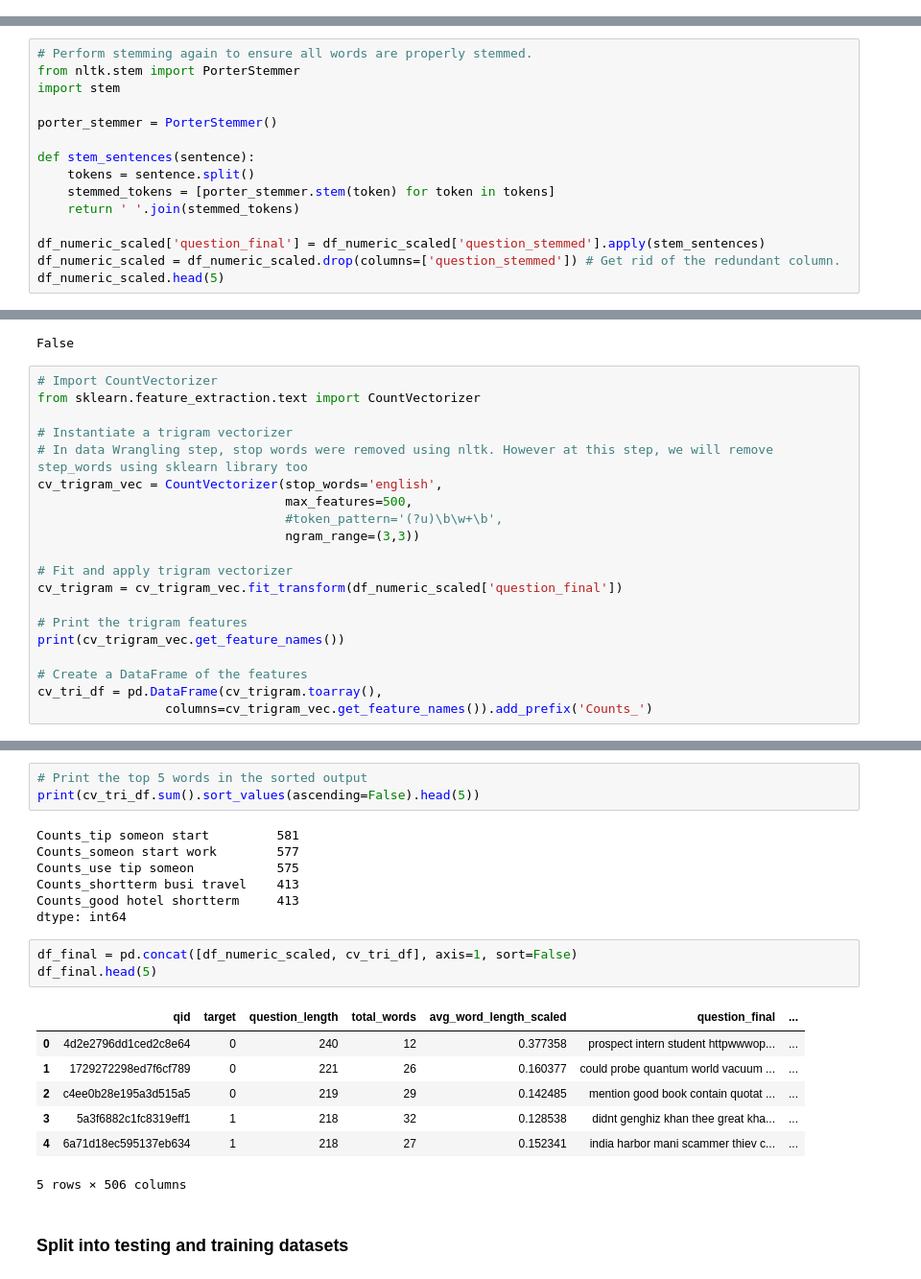
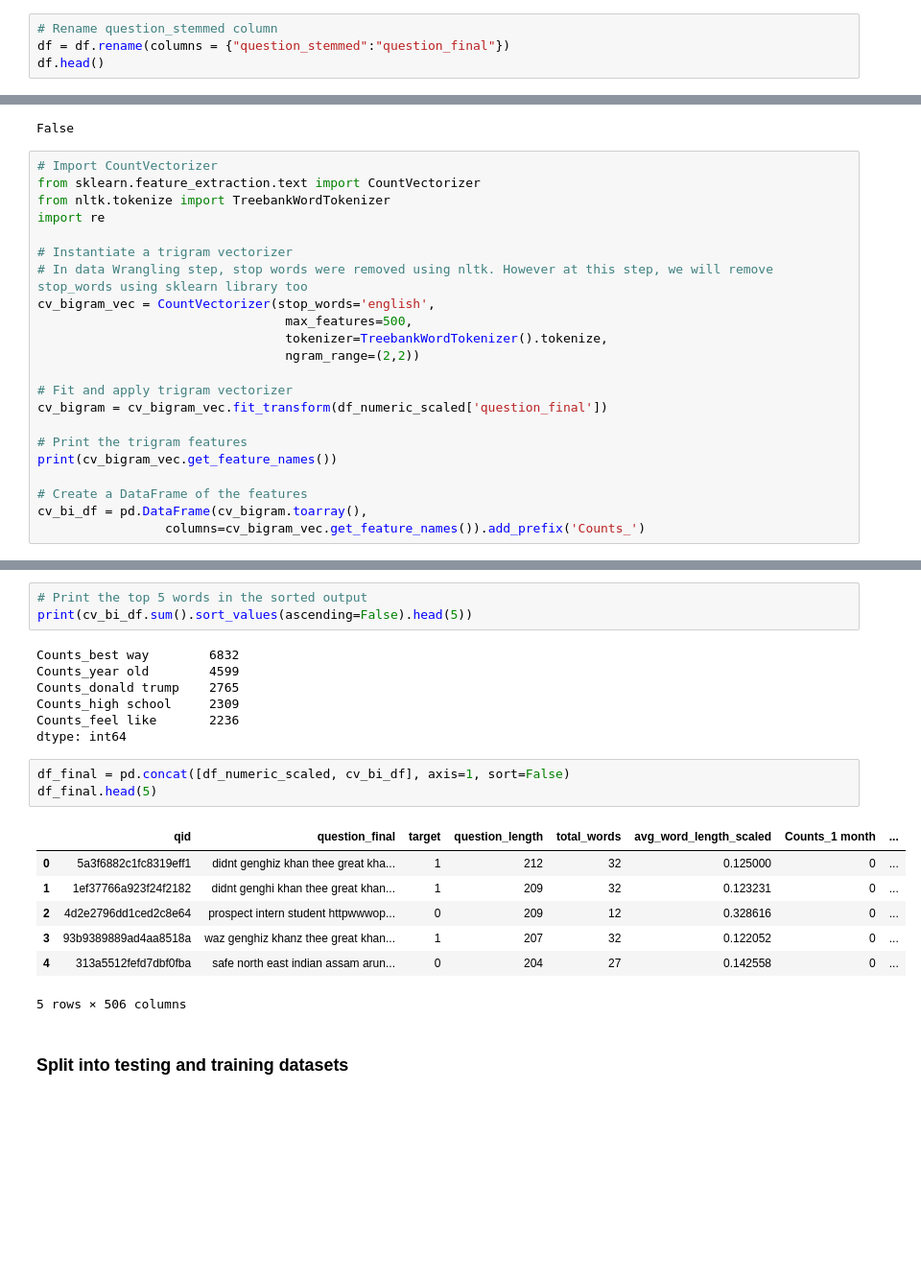
Before and after one commit to shalin4788/Springboard-Do-not-refer-, a Jupyter notebook: Capstone Two/Preprocessing and Training Data Development.ipynb, the cells around one changed output, grey strips where cells are left out. Shown at 96% size. Drawn from its saved outputs; the diff is of its cells as text; blank space fills up the shorter version.

```diff
--- a/Capstone Two/Preprocessing and Training Data Development.ipynb
+++ b/Capstone Two/Preprocessing and Training Data Development.ipynb
@@ -65,0 +78,4 @@ df.head(2)
+# %%
+# Rename question_stemmed column
+df = df.rename(columns = {"question_stemmed":"question_final"})
+df.head()
@@ -184,15 +206,0 @@ df_numeric_scaled.head(5)
-# %%
-# Perform stemming again to ensure all words are properly stemmed.
-from nltk.stem import PorterStemmer
-import stem
-
-porter_stemmer = PorterStemmer()
-
-def stem_sentences(sentence):
-    tokens = sentence.split()
-    stemmed_tokens = [porter_stemmer.stem(token) for token in tokens]
-    return ' '.join(stemmed_tokens)
-
-df_numeric_scaled['question_final'] = df_numeric_scaled['question_stemmed'].apply(stem_sentences)
-df_numeric_scaled = df_numeric_scaled.drop(columns=['question_stemmed']) # Get rid of the redundant column.
-df_numeric_scaled.head(5)
@@ -232,21 +233,23 @@ False
 # %%
 # Import CountVectorizer
 from sklearn.feature_extraction.text import CountVectorizer
+from nltk.tokenize import TreebankWordTokenizer
+import re
 
 # Instantiate a trigram vectorizer
-# In data Wrangling step, stop words were removed using nltk. However at this step, we will remove step_words using sklearn library too
-cv_trigram_vec = CountVectorizer(stop_words='english',
+# In data Wrangling step, stop words were removed using nltk. However at this step, we will remove stop_words using sklearn library too
+cv_bigram_vec = CountVectorizer(stop_words='english',
                                  max_features=500,
-                                 #token_pattern='(?u)\b\w+\b',
-                                 ngram_range=(3,3))
+                                 tokenizer=TreebankWordTokenizer().tokenize,
+                                 ngram_range=(2,2))
 
 # Fit and apply trigram vectorizer
-cv_trigram = cv_trigram_vec.fit_transform(df_numeric_scaled['question_final'])
+cv_bigram = cv_bigram_vec.fit_transform(df_numeric_scaled['question_final'])
 
 # Print the trigram features
-print(cv_trigram_vec.get_feature_names())
+print(cv_bigram_vec.get_feature_names())
 
 # Create a DataFrame of the features
-cv_tri_df = pd.DataFrame(cv_trigram.toarray(),
-                 columns=cv_trigram_vec.get_feature_names()).add_prefix('Counts_')
+cv_bi_df = pd.DataFrame(cv_bigram.toarray(),
+                 columns=cv_bigram_vec.get_feature_names()).add_prefix('Counts_')
 # %% [output]
@@ -254,23 +257,23 @@ cv_tri_df = pd.DataFrame(cv_trigram.toarray(),
 # %%
 # Print the top 5 words in the sorted output
-print(cv_tri_df.sum().sort_values(ascending=False).head(5))
+print(cv_bi_df.sum().sort_values(ascending=False).head(5))
 # %% [output]
-Counts_tip someon start         581
-Counts_someon start work        577
-Counts_use tip someon           575
-Counts_shortterm busi travel    413
-Counts_good hotel shortterm     413
+Counts_best way        6832
+Counts_year old        4599
+Counts_donald trump    2765
+Counts_high school     2309
+Counts_feel like       2236
 dtype: int64
 # %%
-df_final = pd.concat([df_numeric_scaled, cv_tri_df], axis=1, sort=False)
+df_final = pd.concat([df_numeric_scaled, cv_bi_df], axis=1, sort=False)
 df_final.head(5)
 # %% [output]
-|  | qid | target | question_length | total_words | avg_word_length_scaled | question_final | ... |
-| 0 | 4d2e2796dd1ced2c8e64 | 0 | 240 | 12 | 0.377358 | prospect intern student httpwwwop... | ... |
-| 1 | 1729272298ed7f6cf789 | 0 | 221 | 26 | 0.160377 | could probe quantum world vacuum ... | ... |
-| 2 | c4ee0b28e195a3d515a5 | 0 | 219 | 29 | 0.142485 | mention good book contain quotat ... | ... |
-| 3 | 5a3f6882c1fc8319eff1 | 1 | 218 | 32 | 0.128538 | didnt genghiz khan thee great kha... | ... |
-| 4 | 6a71d18ec595137eb634 | 1 | 218 | 27 | 0.152341 | india harbor mani scammer thiev c... | ... |
+|  | qid | question_final | target | question_length | total_words | avg_word_length_scaled | Counts_1 month | ... |
+| 0 | 5a3f6882c1fc8319eff1 | didnt genghiz khan thee great kha... | 1 | 212 | 32 | 0.125000 | 0 | ... |
+| 1 | 1ef37766a923f24f2182 | didnt genghi khan thee great khan... | 1 | 209 | 32 | 0.123231 | 0 | ... |
+| 2 | 4d2e2796dd1ced2c8e64 | prospect intern student httpwwwop... | 0 | 209 | 12 | 0.328616 | 0 | ... |
+| 3 | 93b9389889ad4aa8518a | waz genghiz khanz thee great khan... | 1 | 207 | 32 | 0.122052 | 0 | ... |
+| 4 | 313a5512fefd7dbf0fba | safe north east indian assam arun... | 0 | 204 | 27 | 0.142558 | 0 | ... |
 5 rows × 506 columns
 # %% [markdown]
 ### Split into testing and training datasets
```
Also changed, not shown: parts of 21 cells of this notebook.
